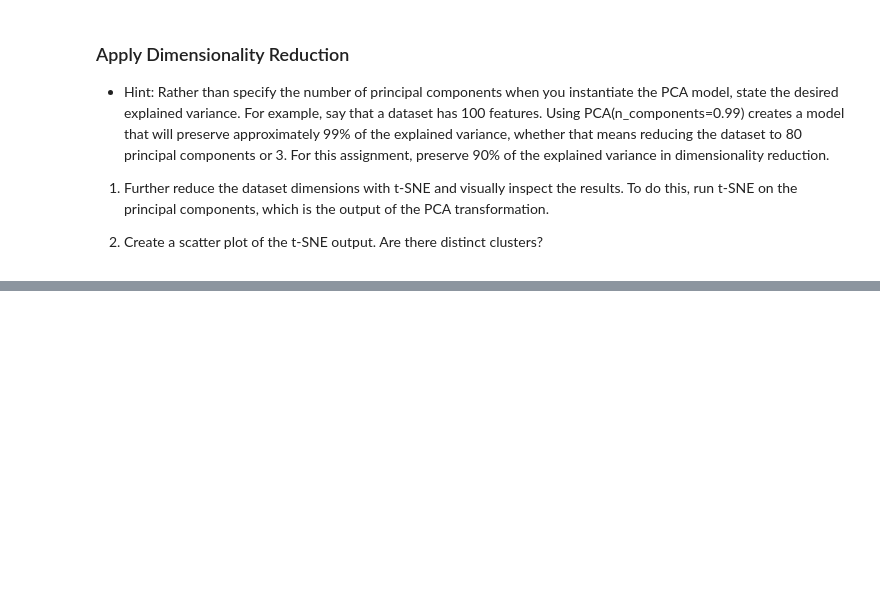
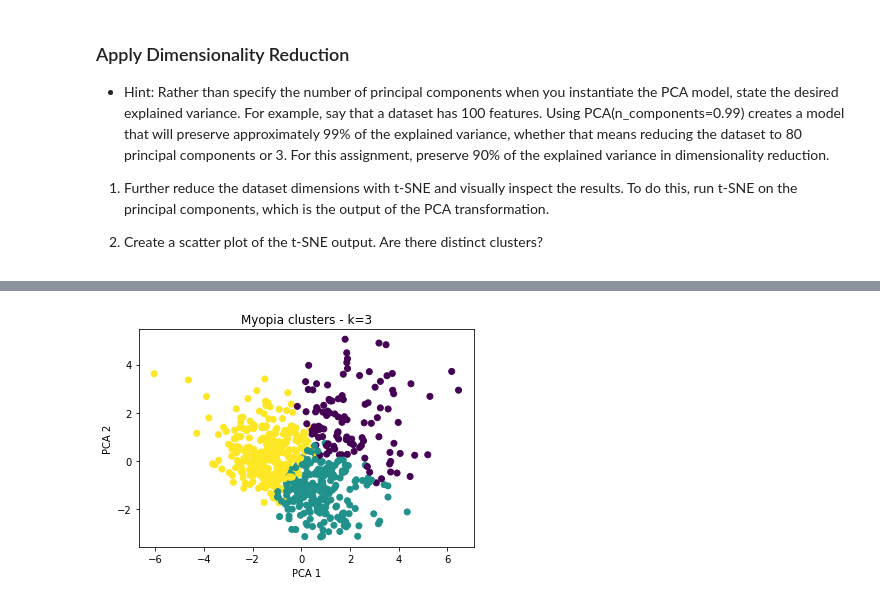
Before and after one commit to harsh-env/Unsupervised_MachineLearning, a Jupyter notebook: unsupervised_ml.ipynb, the cells around one changed output, grey strips where cells are left out. Saved outputs shown, nothing was run; the diff lists cells and outputs as text; code cells hidden in the pictures; blank space fills up the shorter version.

```diff
--- a/unsupervised_ml.ipynb
+++ b/unsupervised_ml.ipynb
@@ -53,0 +136,13 @@ pca_transformed_data = pca.fit_transform(scaled_data)
+# %%
+# Initialize PCA model
+pca = PCA(n_components=10)
+
+# Get two principal components for the data.
+myopia_pca = pca.fit_transform(pca_transformed_data)
+# %%
+# Transform PCA data to a DataFrame
+df_myopia_pca = pd.DataFrame(
+    data=myopia_pca,
+    columns=["1","2","3","4","5","6","7","8","9","10"],)
+# Add the predicted class columns
+df_myopia_pca.head()
@@ -53,0 +158,15 @@ pca_transformed_data = pca.fit_transform(scaled_data)
+# %%
+# Predicting clusters with k=3
+
+# Initialize the k-means model
+model = KMeans(n_clusters=3, random_state=0)
+
+# Fit the model
+model.fit(df_myopia_pca)
+
+# Predict clusters
+predictions = model.predict(df_myopia_pca)
+
+# Add the predicted class column to the dataframe
+df_myopia_pca["class"] = model.labels_
+df_myopia_pca.head(30)
@@ -53,0 +191,9 @@ pca_transformed_data = pca.fit_transform(scaled_data)
+# %%
+# Plot the Clusters
+plt.scatter(x=df_myopia_pca["1"], y=df_myopia_pca["2"], c=df_myopia_pca["class"])
+plt.xlabel("PCA 1")
+plt.ylabel("PCA 2")
+plt.title("Myopia clusters - k=3")
+plt.show()
+# %% [output]
+[figure, added]
```
Also changed, not shown: parts of 15 cells of this notebook.
